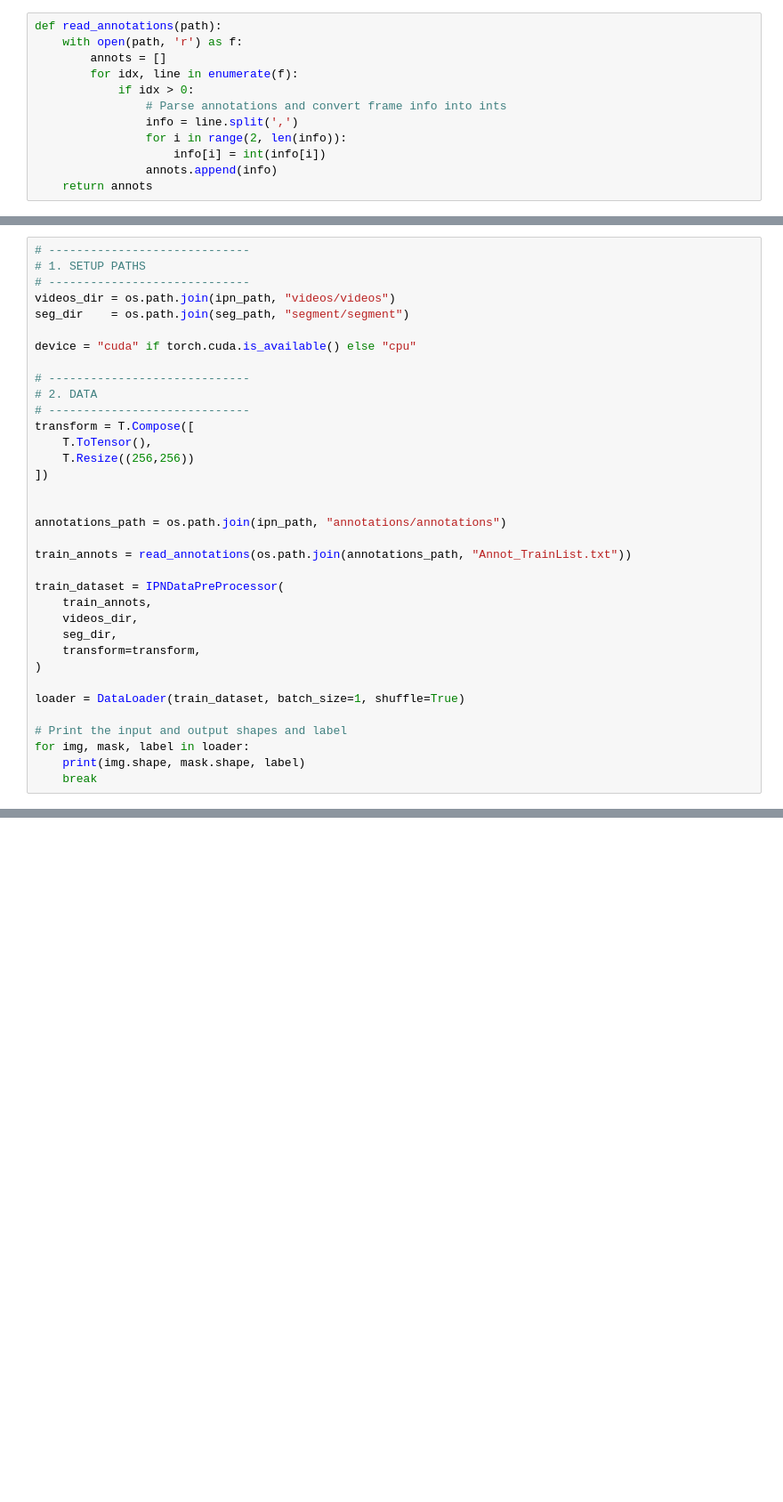
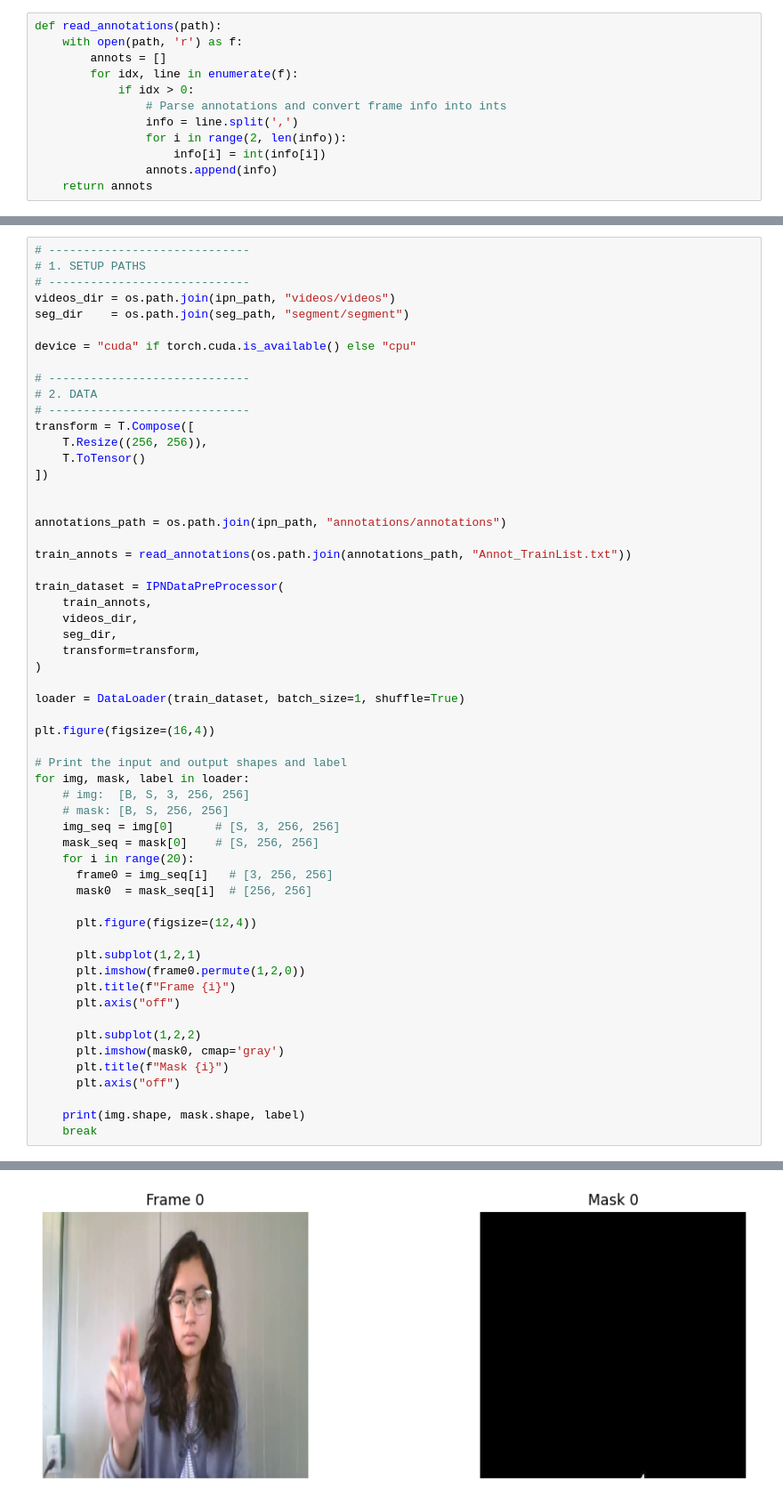
Before and after one commit to StevenTan123/CV_gesture_detection, a Jupyter notebook: UNetScratchModelVideo.ipynb, the cells around one changed output, grey strips where cells are left out. Shown at 89% size. Cells and saved outputs as stored; diff of their text form; blank space fills up the shorter version.

Commit message:
tweaks image misalignment

```diff
--- a/UNetScratchModelVideo.ipynb
+++ b/UNetScratchModelVideo.ipynb
@@ -235,8 +238,8 @@ device = "cuda" if torch.cuda.is_available() else "cpu"
 # 2. DATA
 # -----------------------------
 transform = T.Compose([
-    T.ToTensor(),
-    T.Resize((256,256))
+    T.Resize((256, 256)),
+    T.ToTensor()
 ])
 
 
@@ -253,8 +256,30 @@ train_dataset = IPNDataPreProcessor(
 
 loader = DataLoader(train_dataset, batch_size=1, shuffle=True)
 
+plt.figure(figsize=(16,4))
+
 # Print the input and output shapes and label
 for img, mask, label in loader:
+    # img:  [B, S, 3, 256, 256]
+    # mask: [B, S, 256, 256]
+    img_seq = img[0]      # [S, 3, 256, 256]
+    mask_seq = mask[0]    # [S, 256, 256]
+    for i in range(20):
+      frame0 = img_seq[i]   # [3, 256, 256]
+      mask0  = mask_seq[i]  # [256, 256]
+
+      plt.figure(figsize=(12,4))
+
+      plt.subplot(1,2,1)
+      plt.imshow(frame0.permute(1,2,0))
+      plt.title(f"Frame {i}")
+      plt.axis("off")
+
+      plt.subplot(1,2,2)
+      plt.imshow(mask0, cmap='gray')
+      plt.title(f"Mask {i}")
+      plt.axis("off")
+
     print(img.shape, mask.shape, label)
     break
 # %% [output]
@@ -261,0 +288 @@ torch.Size([1, 210, 3, 256, 256]) torch.Size([1, 210, 256, 256]) tensor([10])
+[figure, added]
```
Also changed, not shown: parts of 12 cells of this notebook.
